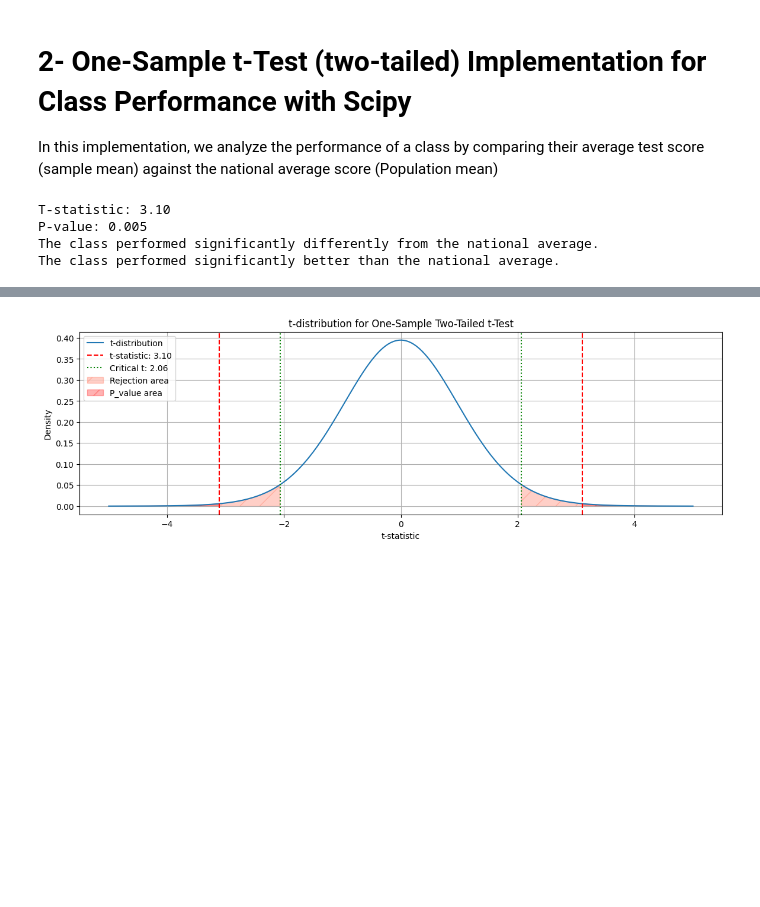
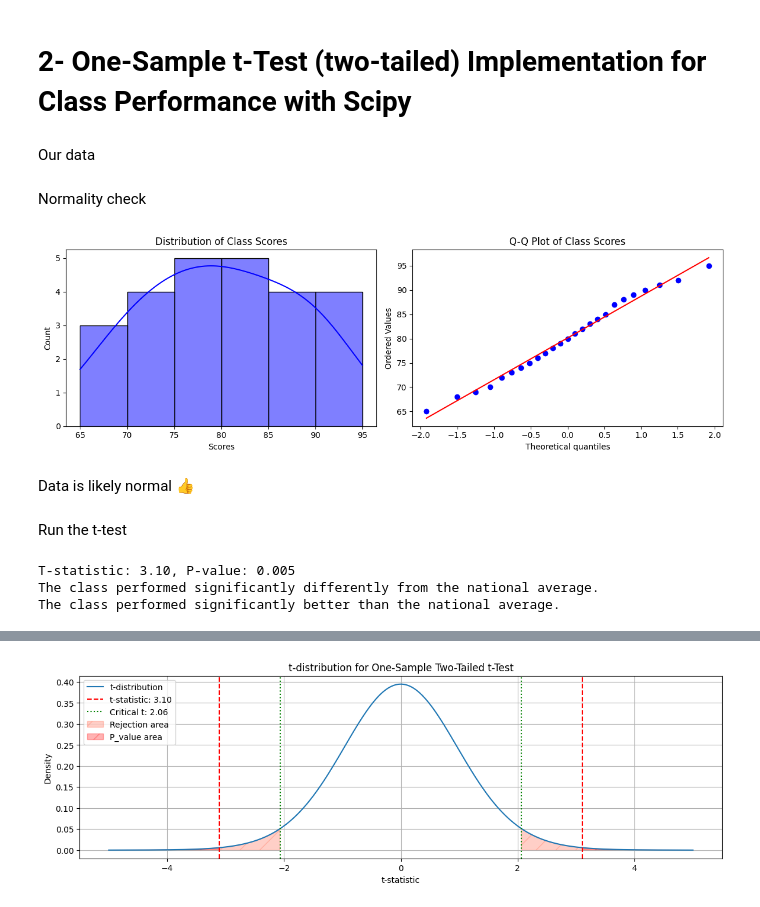
Before and after one commit to zakariajaadi/data-science-portofolio, a Jupyter notebook: Student's t-test Hypothesis Testing with Scipy.ipynb, the cells around one changed output, grey strips where cells are left out. Saved outputs shown, nothing was run; the diff lists cells and outputs as text; code cells hidden in the pictures; blank space fills up the shorter version.

```diff
--- a/Student's t-test Hypothesis Testing with Scipy.ipynb
+++ b/Student's t-test Hypothesis Testing with Scipy.ipynb
@@ -26,5 +34,5 @@ There are different types of t-tests:
 3. **Random Sampling:** Data is collected through a random sampling process from the population of interest. This ensures the sample is representative.
 # %% [markdown]
 # 2- One-Sample t-Test (two-tailed) Implementation for Class Performance with Scipy
-
-In this implementation, we analyze the performance of a class by comparing their average test score (sample mean) against the national average score (Population mean)
+# %% [markdown]
+Our data
@@ -30,0 +50,25 @@ In this implementation, we analyze the performance of a class by comparing their
+# %% [markdown]
+Normality check
+# %%
+# @title
+# Create a figure
+plt.figure(figsize=(12, 4))
+
+# Plot 1: Histogram with KDE (using plt.subplot for the first plot)
+plt.subplot(1, 2, 1)
+sns.histplot(class_scores, color='blue', kde=True)
+plt.title('Distribution of Class Scores')
+plt.xlabel('Scores')
+
+# Plot 2: Q-Q Plot (using plt.subplot for the second plot)
+plt.subplot(1, 2, 2)
+stats.probplot(class_scores, dist="norm", plot=plt)
+plt.title('Q-Q Plot of Class Scores')
+
+# Adjust spacing between subplots
+plt.tight_layout()
+plt.show()
+# %% [output]
+[figure, added]
+# %% [markdown]
+Data is likely normal 👍
@@ -31,37 +81,22 @@ In this implementation, we analyze the performance of a class by comparing their
+# %% [markdown]
+Run the t-test
 # %%
-import numpy as np
-import scipy.stats as stats
-
-# 1. Your class's test scores
-class_scores = np.array([78, 82, 90, 70, 75, 85, 68, 92, 77, 80, 88, 73, 79, 81, 83, 76, 87, 72, 95, 65, 89, 74, 91, 69, 84])
-
-# 2. National average (population mean)
-national_average = 75
-
-
-# H0 (Null Hypothesis): The class's mean score is equal to the national average.
-# H1 (Alternative Hypothesis): The class's mean score is different from the national average.
-
 # 3. Perform the one-sample t-test
 t_statistic, p_value = stats.ttest_1samp(class_scores, national_average)
+
 # 4. Print the results
-print(f"T-statistic: {t_statistic:.2f}")
-print(f"P-value: {p_value:.3f}")
+print(f"T-statistic: {t_statistic:.2f}, P-value: {p_value:.3f}")
 
 # 5. Interpret the results
-# Significance level (probability of type I error: rejecting H0 when it's actually true)
-alpha = 0.05
-
 if p_value < alpha:
     print("The class performed significantly differently from the national average.")
-    if np.mean(class_scores)> national_average:
+    if t_statistic > 0 :
         print("The class performed significantly better than the national average.")
     else:
         print("The class performed significantly worse than the national average.")
 else:
     print("There is no significant difference between the class's performance and the national average.")
 # %% [output]
-T-statistic: 3.10
-P-value: 0.005
+T-statistic: 3.10, P-value: 0.005
 The class performed significantly differently from the national average.
 The class performed significantly better than the national average.
```
Also changed, not shown: parts of 6 cells of this notebook.
